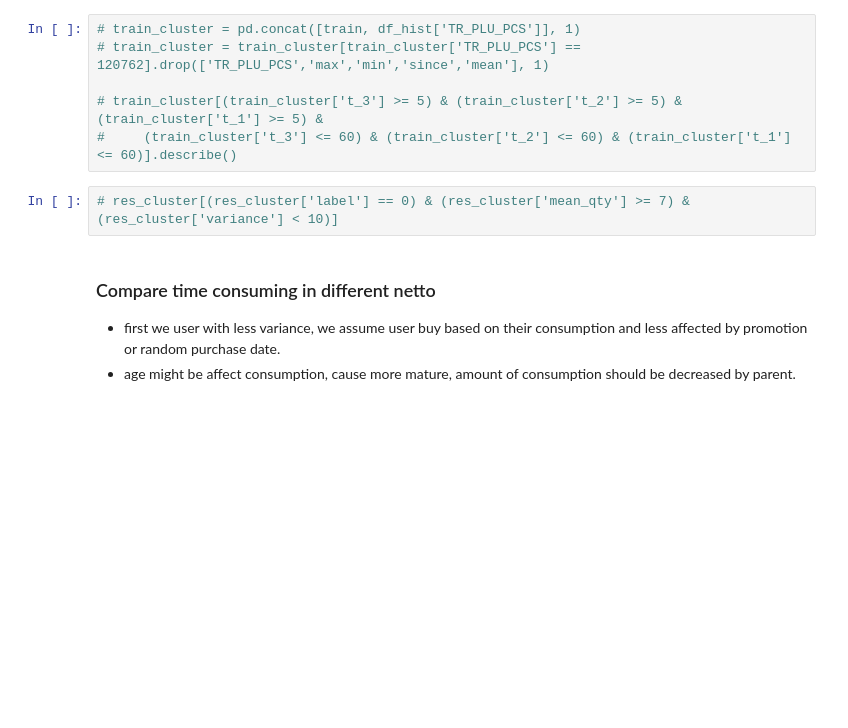
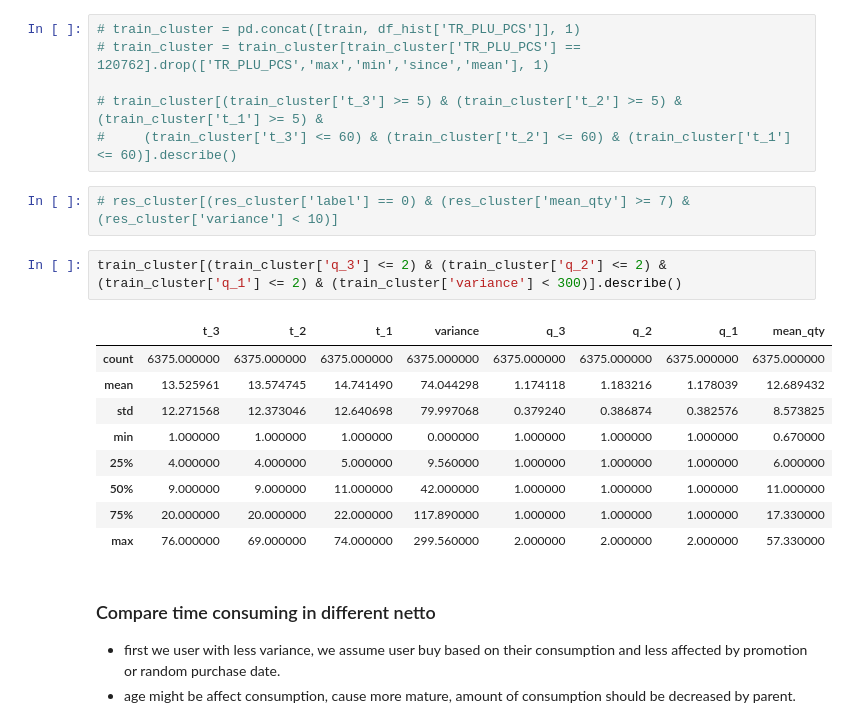
Before and after one commit to akhiyarwaladi/next_order_date, a Jupyter notebook: diff_between_order.ipynb, the cells around one changed output. Drawn from its saved outputs; the diff is of its cells as text; blank space fills up the shorter version.

```diff
--- a/diff_between_order.ipynb
+++ b/diff_between_order.ipynb
@@ -372,6 +450,18 @@ res_cluster[(res_cluster['label'] == dominant)]
 #     (train_cluster['t_3'] <= 60) & (train_cluster['t_2'] <= 60) & (train_cluster['t_1'] <= 60)].describe()
 # %%
 # res_cluster[(res_cluster['label'] == 0) & (res_cluster['mean_qty'] >= 7) & (res_cluster['variance'] < 10)]
+# %%
+train_cluster[(train_cluster['q_3'] <= 2) & (train_cluster['q_2'] <= 2) & (train_cluster['q_1'] <= 2) & (train_cluster['variance'] < 300)].describe()
+# %% [output]
+|  | t_3 | t_2 | t_1 | variance | q_3 | q_2 | q_1 | mean_qty |
+| count | 6375.000000 | 6375.000000 | 6375.000000 | 6375.000000 | 6375.000000 | 6375.000000 | 6375.000000 | 6375.000000 |
+| mean | 13.525961 | 13.574745 | 14.741490 | 74.044298 | 1.174118 | 1.183216 | 1.178039 | 12.689432 |
+| std | 12.271568 | 12.373046 | 12.640698 | 79.997068 | 0.379240 | 0.386874 | 0.382576 | 8.573825 |
+| min | 1.000000 | 1.000000 | 1.000000 | 0.000000 | 1.000000 | 1.000000 | 1.000000 | 0.670000 |
+| 25% | 4.000000 | 4.000000 | 5.000000 | 9.560000 | 1.000000 | 1.000000 | 1.000000 | 6.000000 |
+| 50% | 9.000000 | 9.000000 | 11.000000 | 42.000000 | 1.000000 | 1.000000 | 1.000000 | 11.000000 |
+| 75% | 20.000000 | 20.000000 | 22.000000 | 117.890000 | 1.000000 | 1.000000 | 1.000000 | 17.330000 |
+| max | 76.000000 | 69.000000 | 74.000000 | 299.560000 | 2.000000 | 2.000000 | 2.000000 | 57.330000 |
 # %% [markdown]
 ### Compare time consuming in different netto
 >
```
Also changed, not shown: parts of 13 cells of this notebook.
